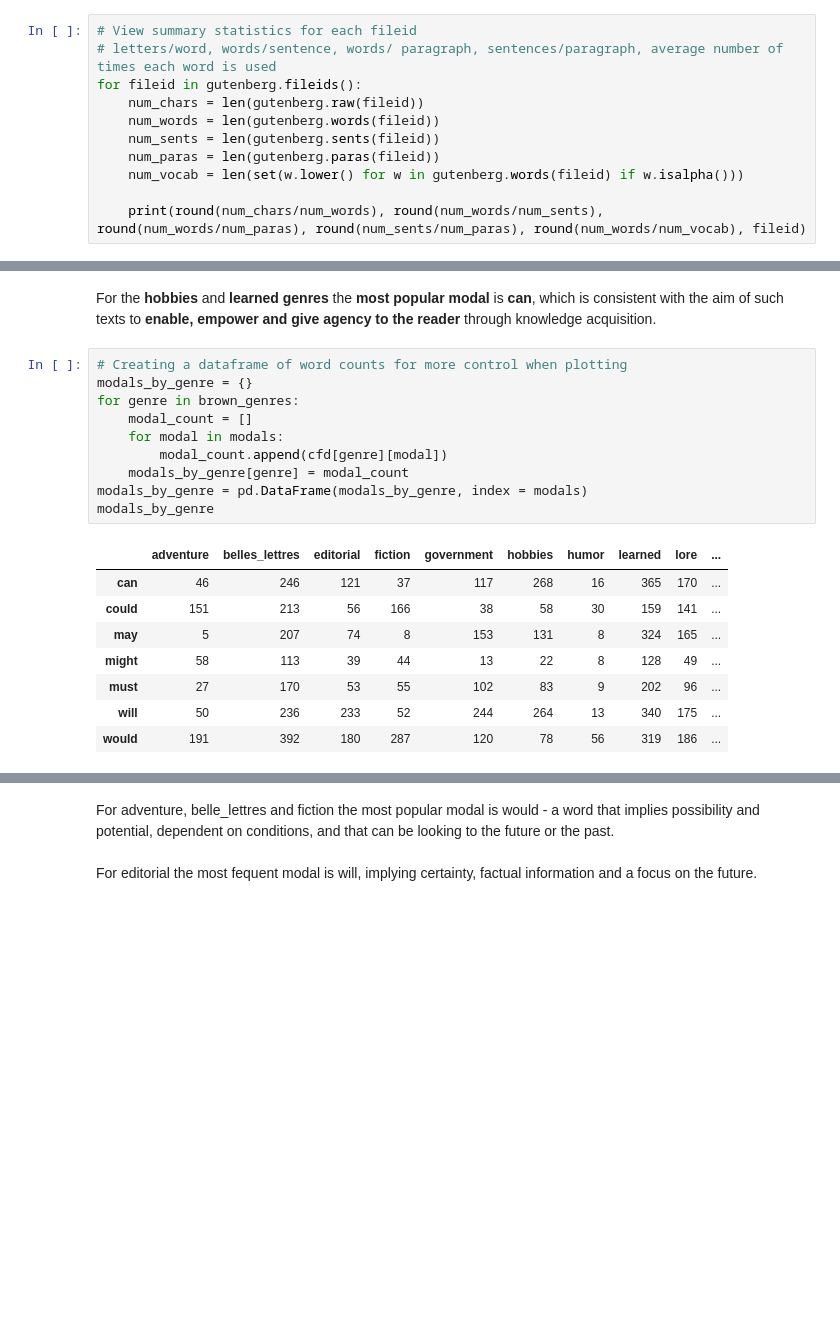
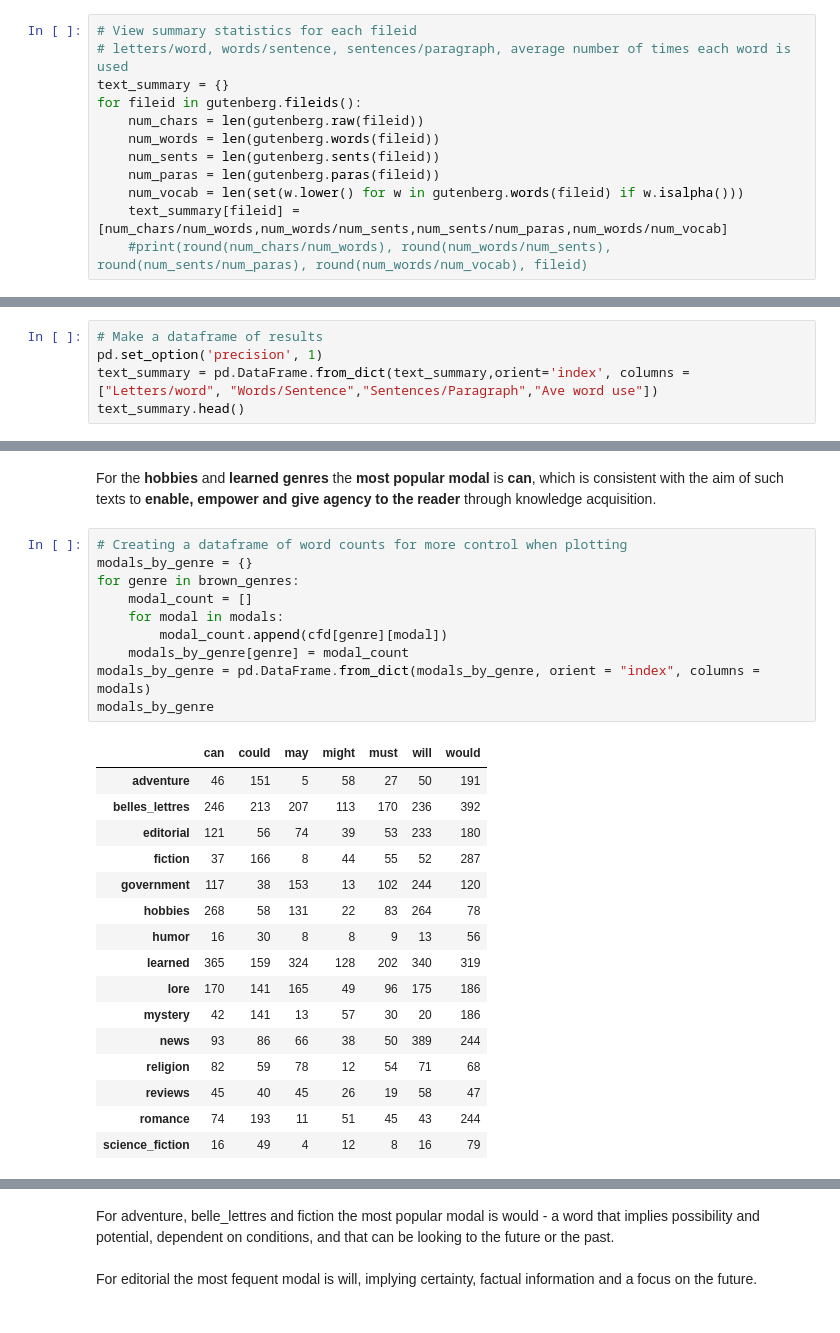
Before and after one commit to ksenia-5/nlp, a Jupyter notebook: natural-language-toolkit-getting-started.ipynb, the cells around one changed output, grey strips where cells are left out. Drawn from its saved outputs; the diff is of its cells as text; blank space fills up the shorter version.

```diff
--- a/natural-language-toolkit-getting-started.ipynb
+++ b/natural-language-toolkit-getting-started.ipynb
@@ -393,12 +393,13 @@ len(gutenberg.fileids())
 The NLTK Gutenberg corpus has 18 files. For each file calculate average word and sentence length, and the average number of times each word is used.
 # %%
 # View summary statistics for each fileid
-# letters/word, words/sentence, words/ paragraph, sentences/paragraph, average number of times each word is used
+# letters/word, words/sentence, sentences/paragraph, average number of times each word is used
+text_summary = {}
 for fileid in gutenberg.fileids():
     num_chars = len(gutenberg.raw(fileid))
     num_words = len(gutenberg.words(fileid))
     num_sents = len(gutenberg.sents(fileid))
     num_paras = len(gutenberg.paras(fileid))
     num_vocab = len(set(w.lower() for w in gutenberg.words(fileid) if w.isalpha()))
-
-    print(round(num_chars/num_words), round(num_words/num_sents), round(num_words/num_paras), round(num_sents/num_paras), round(num_words/num_vocab), fileid)
+    text_summary[fileid] = [num_chars/num_words,num_words/num_sents,num_sents/num_paras,num_words/num_vocab]
+    #print(round(num_chars/num_words), round(num_words/num_sents), round(num_sents/num_paras), round(num_words/num_vocab), fileid)
@@ -423,0 +406,5 @@ for fileid in gutenberg.fileids():
+# %%
+# Make a dataframe of results
+pd.set_option('precision', 1)
+text_summary = pd.DataFrame.from_dict(text_summary,orient='index', columns = ["Letters/word", "Words/Sentence","Sentences/Paragraph","Ave word use"])
+text_summary.head()
@@ -698,19 +692,27 @@ For the **hobbies** and **learned genres** the **most popular modal** is **can**
 # %%
 # Creating a dataframe of word counts for more control when plotting
 modals_by_genre = {}
 for genre in brown_genres:
     modal_count = []
     for modal in modals:
         modal_count.append(cfd[genre][modal])
     modals_by_genre[genre] = modal_count
-modals_by_genre = pd.DataFrame(modals_by_genre, index = modals)
+modals_by_genre = pd.DataFrame.from_dict(modals_by_genre, orient = "index", columns = modals)
 modals_by_genre
 # %% [output]
-|  | adventure | belles_lettres | editorial | fiction | government | hobbies | humor | learned | lore | ... |
-| can | 46 | 246 | 121 | 37 | 117 | 268 | 16 | 365 | 170 | ... |
-| could | 151 | 213 | 56 | 166 | 38 | 58 | 30 | 159 | 141 | ... |
-| may | 5 | 207 | 74 | 8 | 153 | 131 | 8 | 324 | 165 | ... |
-| might | 58 | 113 | 39 | 44 | 13 | 22 | 8 | 128 | 49 | ... |
-| must | 27 | 170 | 53 | 55 | 102 | 83 | 9 | 202 | 96 | ... |
-| will | 50 | 236 | 233 | 52 | 244 | 264 | 13 | 340 | 175 | ... |
-| would | 191 | 392 | 180 | 287 | 120 | 78 | 56 | 319 | 186 | ... |
+|  | can | could | may | might | must | will | would |
+| adventure | 46 | 151 | 5 | 58 | 27 | 50 | 191 |
+| belles_lettres | 246 | 213 | 207 | 113 | 170 | 236 | 392 |
+| editorial | 121 | 56 | 74 | 39 | 53 | 233 | 180 |
+| fiction | 37 | 166 | 8 | 44 | 55 | 52 | 287 |
+| government | 117 | 38 | 153 | 13 | 102 | 244 | 120 |
+| hobbies | 268 | 58 | 131 | 22 | 83 | 264 | 78 |
+| humor | 16 | 30 | 8 | 8 | 9 | 13 | 56 |
+| learned | 365 | 159 | 324 | 128 | 202 | 340 | 319 |
+| lore | 170 | 141 | 165 | 49 | 96 | 175 | 186 |
+| mystery | 42 | 141 | 13 | 57 | 30 | 20 | 186 |
+| news | 93 | 86 | 66 | 38 | 50 | 389 | 244 |
+| religion | 82 | 59 | 78 | 12 | 54 | 71 | 68 |
+| reviews | 45 | 40 | 45 | 26 | 19 | 58 | 47 |
+| romance | 74 | 193 | 11 | 51 | 45 | 43 | 244 |
+| science_fiction | 16 | 49 | 4 | 12 | 8 | 16 | 79 |
```
Also changed, not shown: parts of 15 cells of this notebook.
